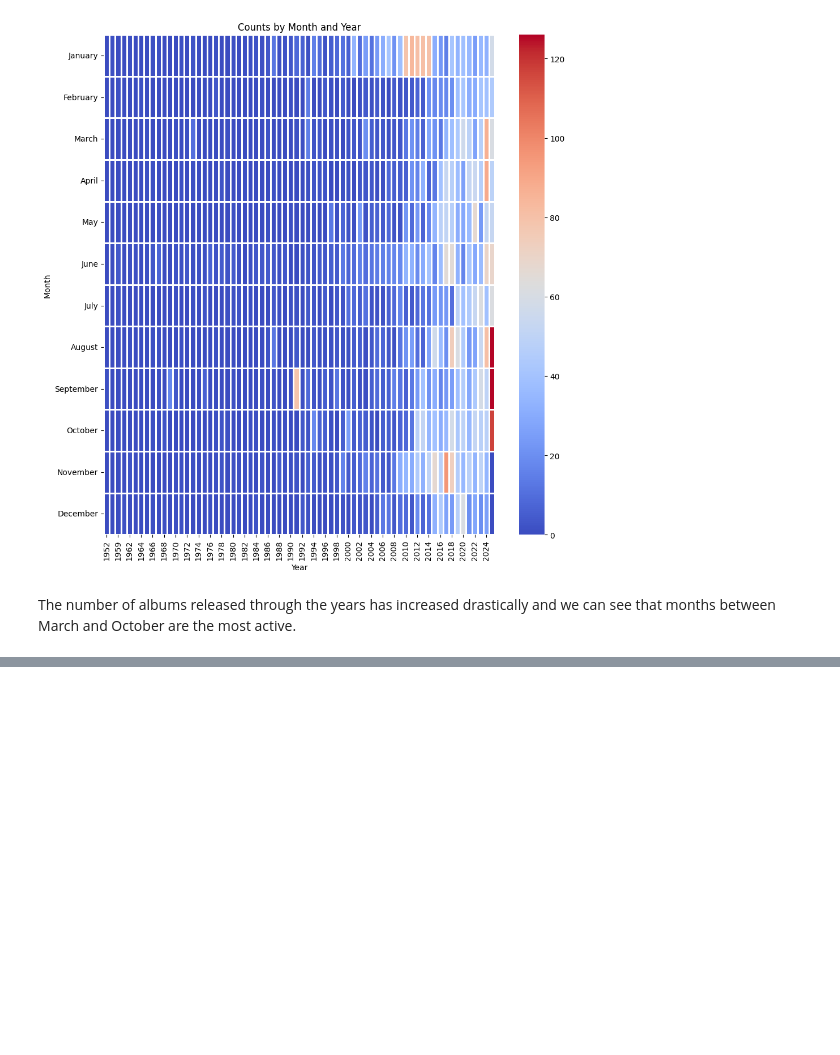
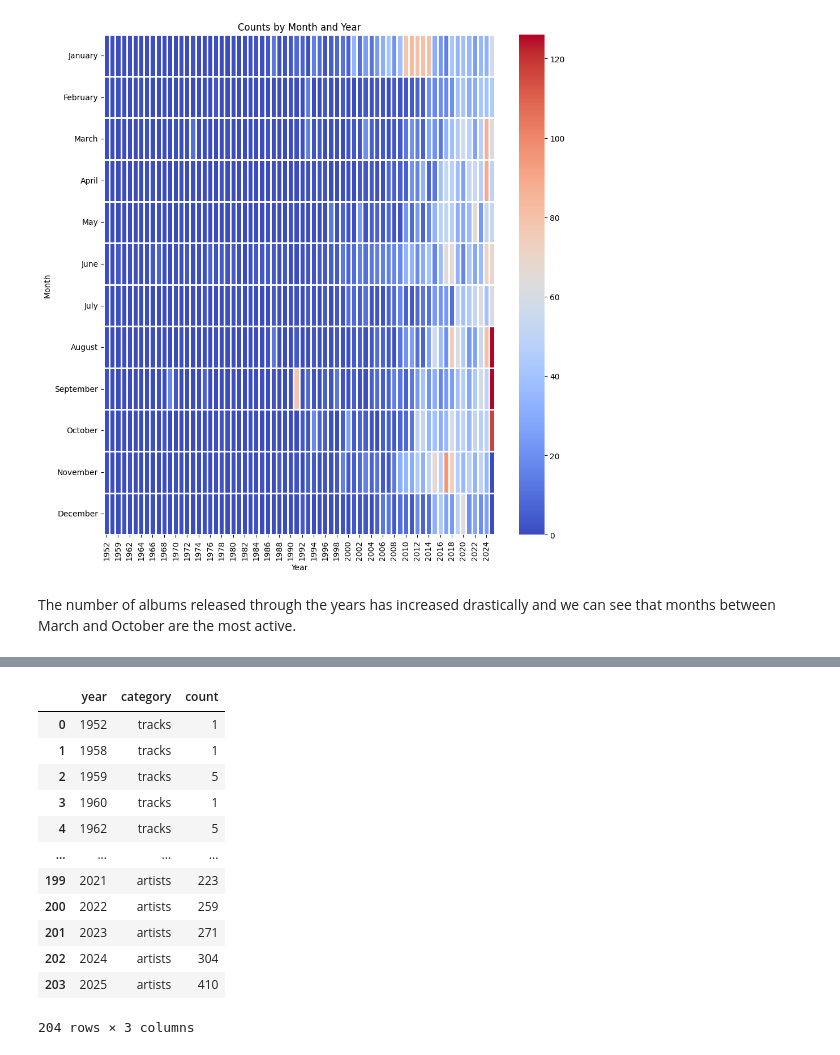
Before and after one commit to mo-chabane-tech/Data-Notebooks-And-Dashboards, a Jupyter notebook: Spotify Global Music/Notebook.ipynb, the cells around one changed output, grey strips where cells are left out. Drawn from its saved outputs; the diff is of its cells as text; code cells hidden in the pictures; blank space fills up the shorter version.

```diff
--- a/Spotify Global Music/Notebook.ipynb
+++ b/Spotify Global Music/Notebook.ipynb
@@ -238,0 +266,17 @@ The number of albums released through the years has increased drastically and we
+# %%
+df2 = df2.melt(id_vars="year", var_name="category", value_name="count")
+df2
+# %% [output]
+|  | year | category | count |
+| 0 | 1952 | tracks | 1 |
+| 1 | 1958 | tracks | 1 |
+| 2 | 1959 | tracks | 5 |
+| 3 | 1960 | tracks | 1 |
+| 4 | 1962 | tracks | 5 |
+| ... | ... | ... | ... |
+| 199 | 2021 | artists | 223 |
+| 200 | 2022 | artists | 259 |
+| 201 | 2023 | artists | 271 |
+| 202 | 2024 | artists | 304 |
+| 203 | 2025 | artists | 410 |
+204 rows × 3 columns
```
Also changed, not shown: parts of 5 cells of this notebook.
